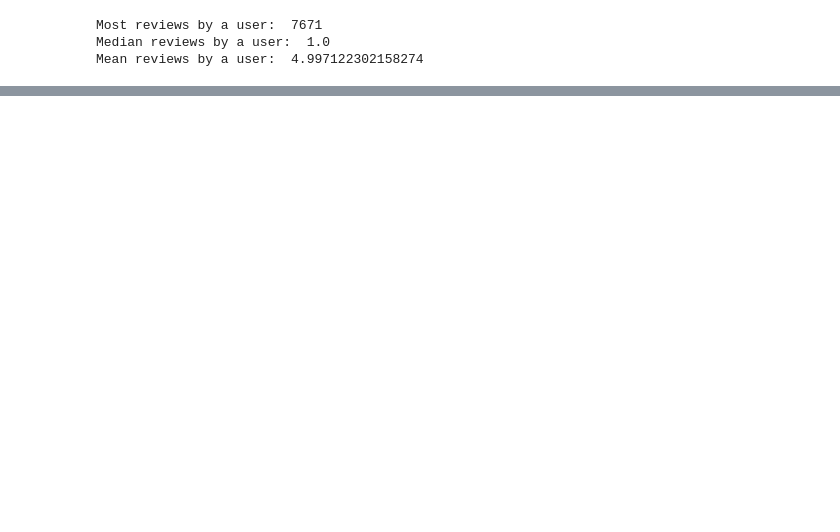
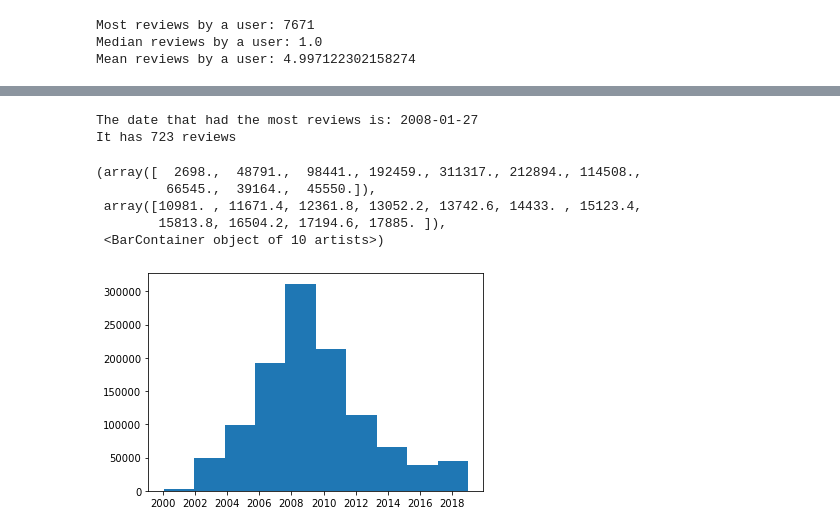
Before and after one commit to evajason/find_me_a_recipe, a Jupyter notebook: data_exploration.ipynb, the cells around one changed output, grey strips where cells are left out. Saved outputs shown, nothing was run; the diff lists cells and outputs as text; code cells hidden in the pictures; blank space fills up the shorter version.

```diff
--- a/data_exploration.ipynb
+++ b/data_exploration.ipynb
@@ -59,0 +84,23 @@ Mean reviews by a user:  4.997122302158274
+# %%
+grouped_date = df_reviews.groupby(by="date").count()
+idx_day_most_reviews = grouped_date["review"].idxmax()
+day_w_most_most_reviews = grouped_date.loc[idx_day_most_reviews]
+date = day_w_most_most_reviews.name
+
+
+print("The date that had the most reviews is:", date)
+print("It has", grouped_date["review"].max(), "reviews")
+# %% [output]
+The date that had the most reviews is: 2008-01-27
+It has 723 reviews
+# %%
+df_reviews['date']= pd.to_datetime(df_reviews['date'],format='%Y-%m-%d')
+df_reviews['day_of_week'] = df_reviews['date'].dt.dayofweek
+plt.hist(df_reviews["date"])
+# %% [output]
+(array([  2698.,  48791.,  98441., 192459., 311317., 212894., 114508.,
+         66545.,  39164.,  45550.]),
+ array([10981. , 11671.4, 12361.8, 13052.2, 13742.6, 14433. , 15123.4,
+        15813.8, 16504.2, 17194.6, 17885. ]),
+ <BarContainer object of 10 artists>)
+[figure, added]
```
Also changed, not shown: parts of 14 cells of this notebook.
